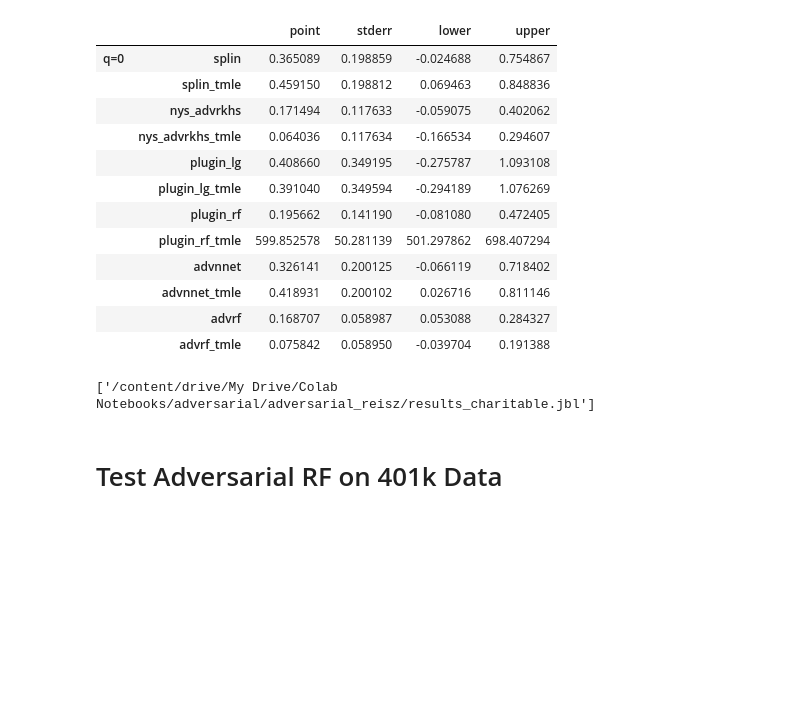
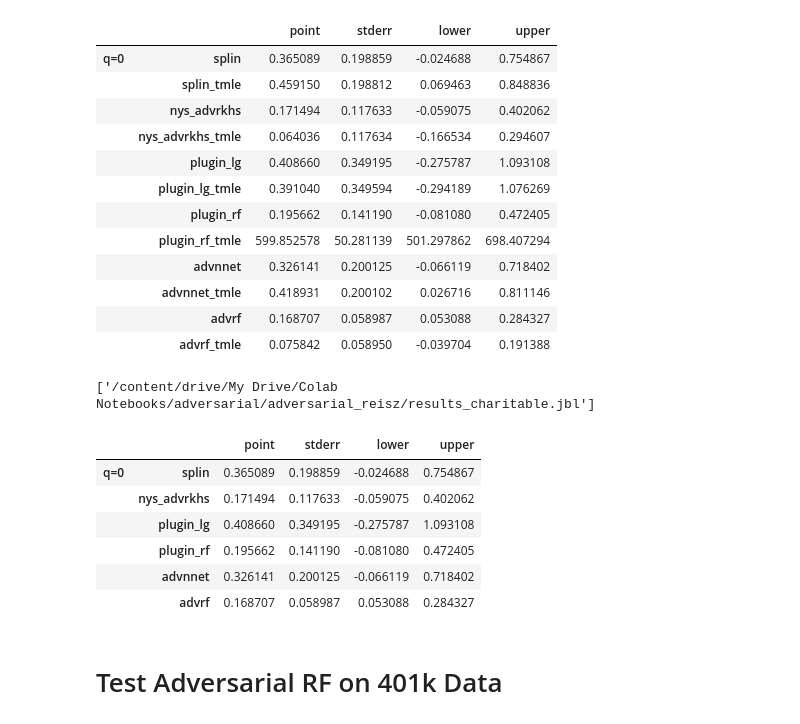
Before and after one commit to syrgkanislab/adversarial_reisz, a Jupyter notebook: Charitable.ipynb, the cells around one changed output. Saved outputs shown, nothing was run; the diff lists cells and outputs as text; code cells hidden in the pictures; blank space fills up the shorter version.

Commit message:
added more to notebook

```diff
--- a/Charitable.ipynb
+++ b/Charitable.ipynb
@@ -249,7 +299,7 @@ def get_rf_fn(X):
     return lambda: AdvEnsembleReisz(moment_fn=moment_fn,
                                     n_treatments=2,
                                     max_abs_value=100,
-                                    n_iter=200, degree=1)
+                                    n_iter=400, degree=1)
 
 est = DebiasedMoment(moment_fn=moment_fn,
                      get_reisz_fn=get_rf_fn,
@@ -337,6 +382,19 @@ import joblib
 joblib.dump(res, '/content/drive/My Drive/Colab Notebooks/adversarial/adversarial_reisz/results_charitable.jbl')
 # %% [output]
 ['/content/drive/My Drive/Colab Notebooks/adversarial/adversarial_reisz/results_charitable.jbl']
+# %%
+import joblib
+res = joblib.load('/content/drive/My Drive/Colab Notebooks/adversarial/adversarial_reisz/results_charitable.jbl')
+# %%
+res.iloc[[not s.endswith('_tmle') for s in list(res.index.get_level_values(1))]]
+# %% [output]
+|  |  | point | stderr | lower | upper |
+| q=0 | splin | 0.365089 | 0.198859 | -0.024688 | 0.754867 |
+|  | nys_advrkhs | 0.171494 | 0.117633 | -0.059075 | 0.402062 |
+|  | plugin_lg | 0.408660 | 0.349195 | -0.275787 | 1.093108 |
+|  | plugin_rf | 0.195662 | 0.141190 | -0.081080 | 0.472405 |
+|  | advnnet | 0.326141 | 0.200125 | -0.066119 | 0.718402 |
+|  | advrf | 0.168707 | 0.058987 | 0.053088 | 0.284327 |
 # %% [markdown]
 # Test Adversarial RF on 401k Data
 # %%
```
Also changed, not shown: parts of 6 cells of this notebook.
